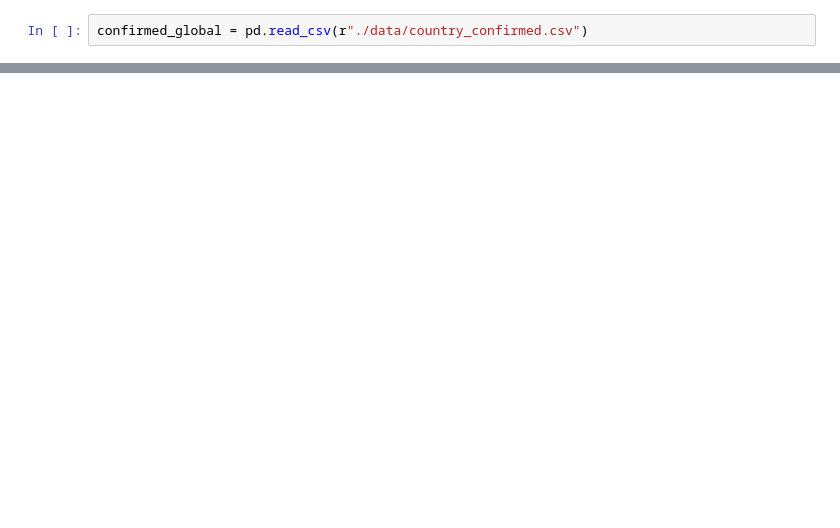
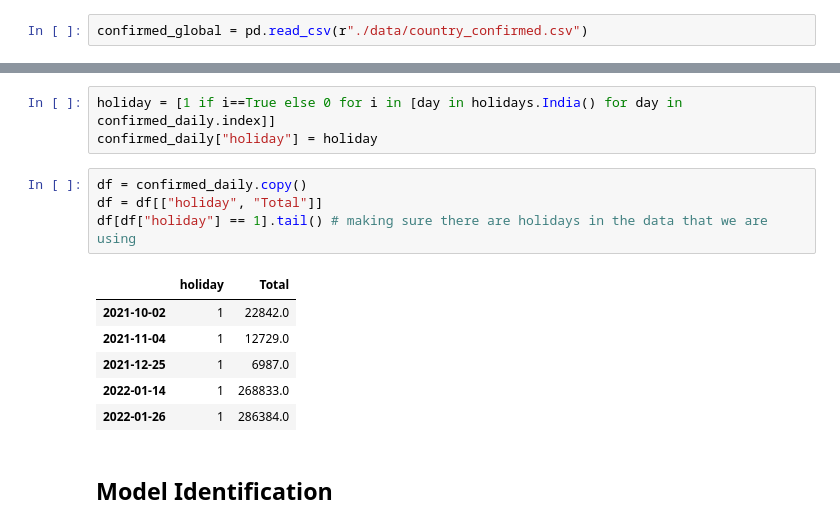
Before and after one commit to majimearun/crux-round3-tasks, a Jupyter notebook: task1/arima.ipynb, the cells around one changed output, grey strips where cells are left out. Saved outputs shown, nothing was run; the diff lists cells and outputs as text; blank space fills up the shorter version.

```diff
--- a/task1/arima.ipynb
+++ b/task1/arima.ipynb
@@ -141,0 +75,16 @@ fig.add_trace(go.Scatter(x=df[-28:].index, y=pred, name="Predicted"))
+# %%
+holiday = [1 if i==True else 0 for i in [day in holidays.India() for day in confirmed_daily.index]]
+confirmed_daily["holiday"] = holiday
+# %%
+df = confirmed_daily.copy()
+df = df[["holiday", "Total"]]
+df[df["holiday"] == 1].tail() # making sure there are holidays in the data that we are using
+# %% [output]
+|  | holiday | Total |
+| 2021-10-02 | 1 | 22842.0 |
+| 2021-11-04 | 1 | 12729.0 |
+| 2021-12-25 | 1 | 6987.0 |
+| 2022-01-14 | 1 | 268833.0 |
+| 2022-01-26 | 1 | 286384.0 |
+# %% [markdown]
+## Model Identification
```
Also changed, not shown: parts of 57 cells of this notebook, 1 other file.
